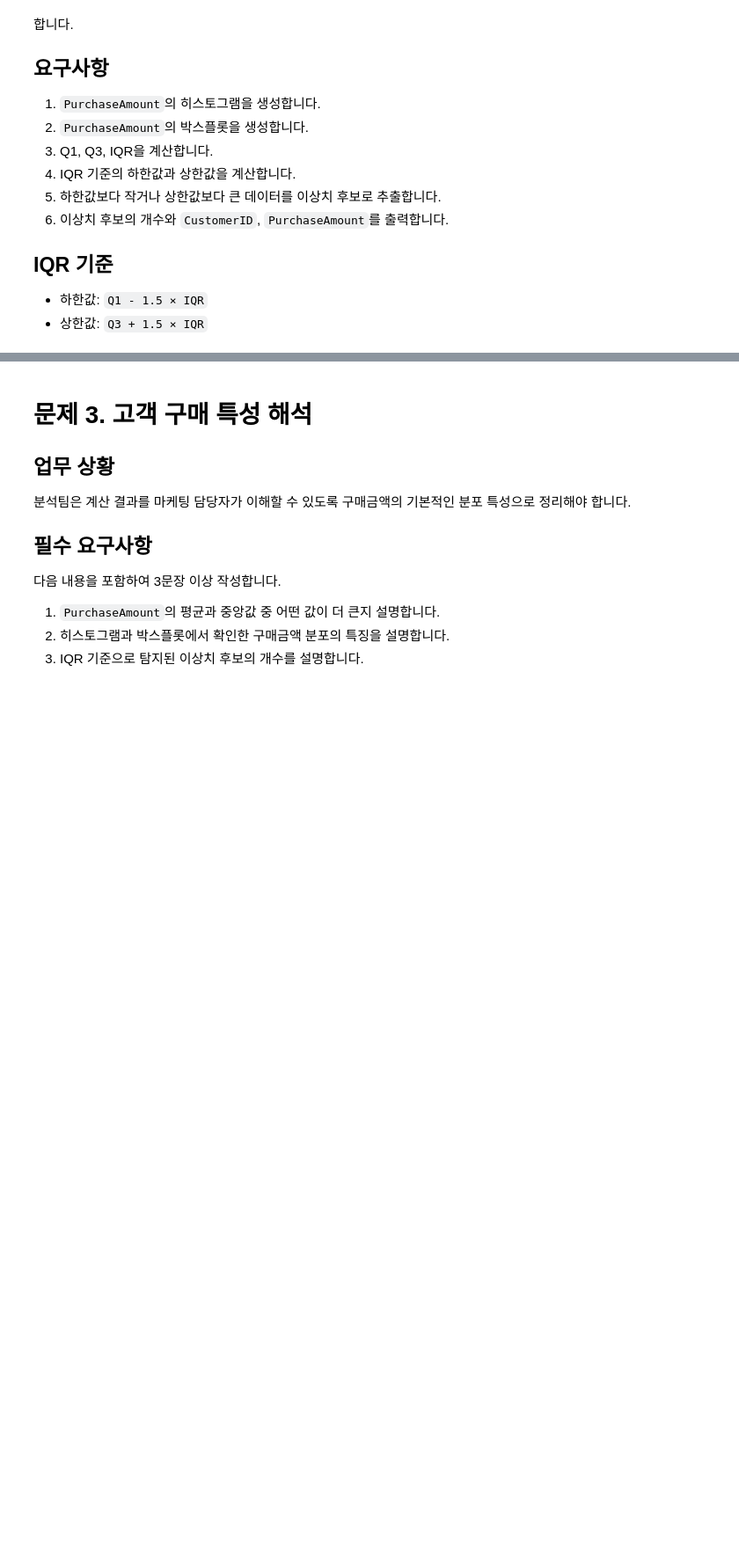
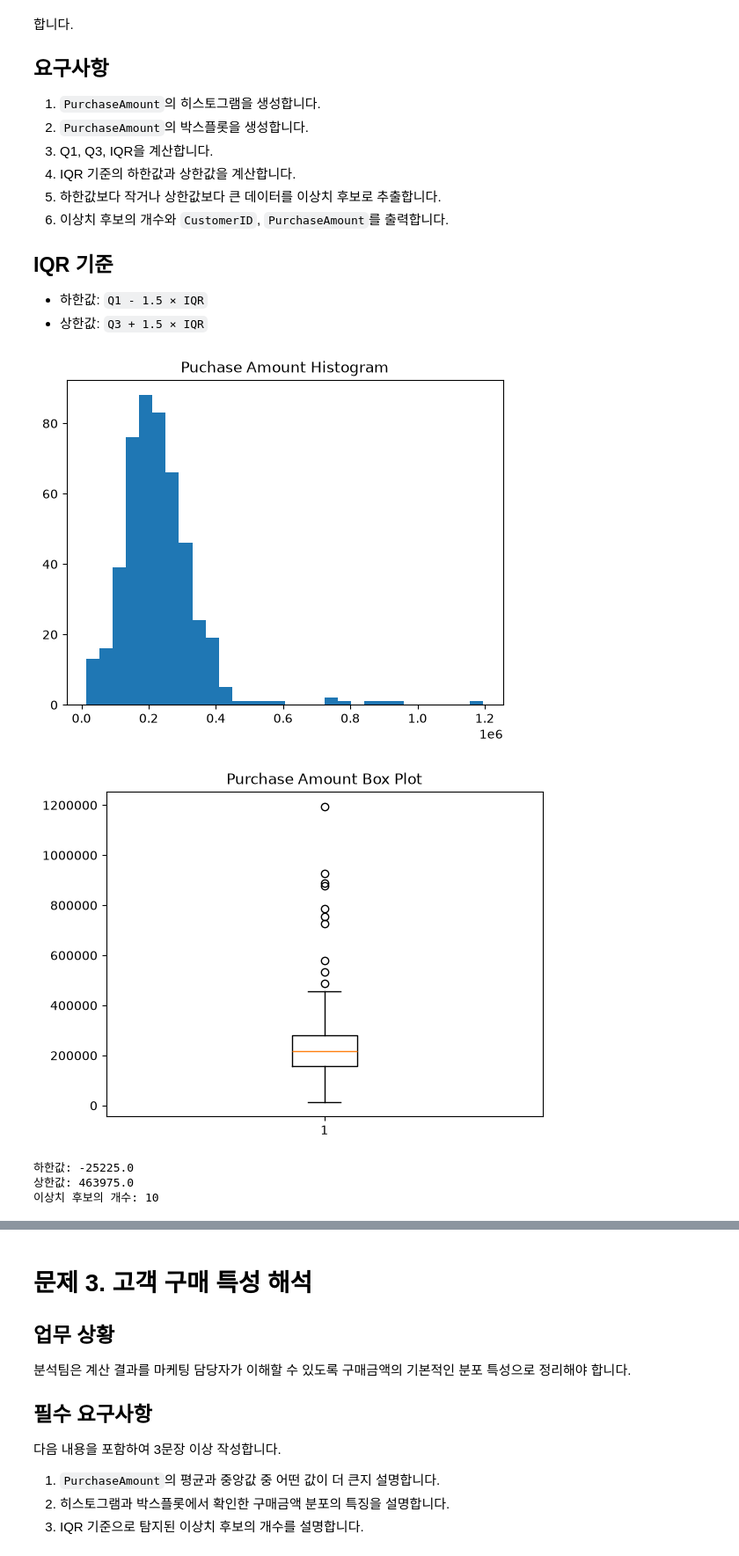
Before and after one commit to takkoyakki143/python-basic-assignment--, a Jupyter notebook: basic-statistics-assignment-서윤하/Part1_고객구매데이터_기술통계및이상치분석_실습.ipynb, the cells around one changed output, grey strips where cells are left out. Shown at 88% size. Drawn from its saved outputs; the diff is of its cells as text; code cells hidden in the pictures; blank space fills up the shorter version.

```diff
--- a/basic-statistics-assignment-서윤하/Part1_고객구매데이터_기술통계및이상치분석_실습.ipynb
+++ b/basic-statistics-assignment-서윤하/Part1_고객구매데이터_기술통계및이상치분석_실습.ipynb
@@ -106,0 +159,34 @@ analysis_df[analysis_columns].head()
+# %%
+# 문제 2 코드를 작성하세요.
+plt.hist(analysis_df['PurchaseAmount'], bins = 30)
+plt.title('Puchase Amount Histogram')
+plt.show()
+
+plt.boxplot(analysis_df['PurchaseAmount'], orientation = 'vertical')
+plt.ticklabel_format(style='plain', axis='y')
+plt.title('Purchase Amount Box Plot')
+plt.show()
+
+q1 = analysis_df['PurchaseAmount'].quantile(0.25)
+q3 = analysis_df['PurchaseAmount'].quantile(0.75)
+IQR = q3 - q1
+
+lower_bound = q1 - 1.5 * IQR
+upper_bound = q3 + 1.5 * IQR
+
+print('하한값:', lower_bound)
+print('상한값:', upper_bound)
+
+outliers = analysis_df[
+    (analysis_df['PurchaseAmount'] < lower_bound) |
+    (analysis_df['PurchaseAmount'] > upper_bound)
+]
+
+print('이상치 후보의 개수:', len(outliers))
+display(outliers[['CustomerID', 'PurchaseAmount']])
+# %% [output]
+[figure, added]
+[figure, added]
+하한값: -25225.0
+상한값: 463975.0
+이상치 후보의 개수: 10
```
Also changed, not shown: parts of 4 cells of this notebook.
